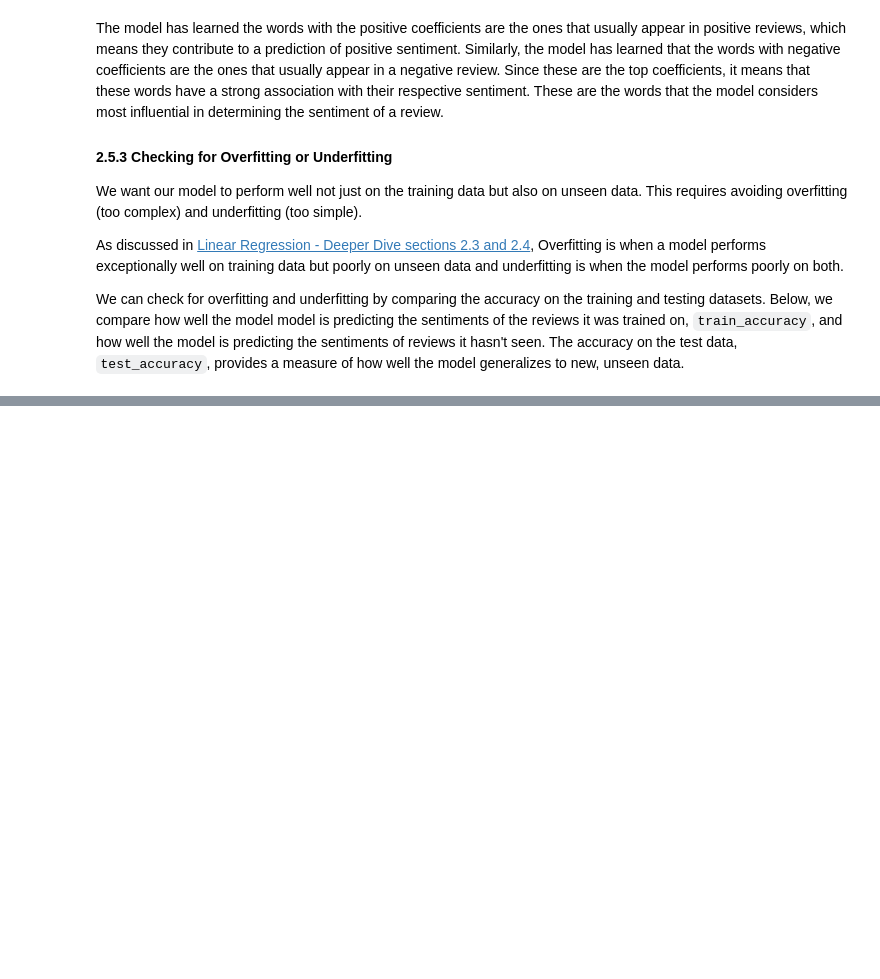
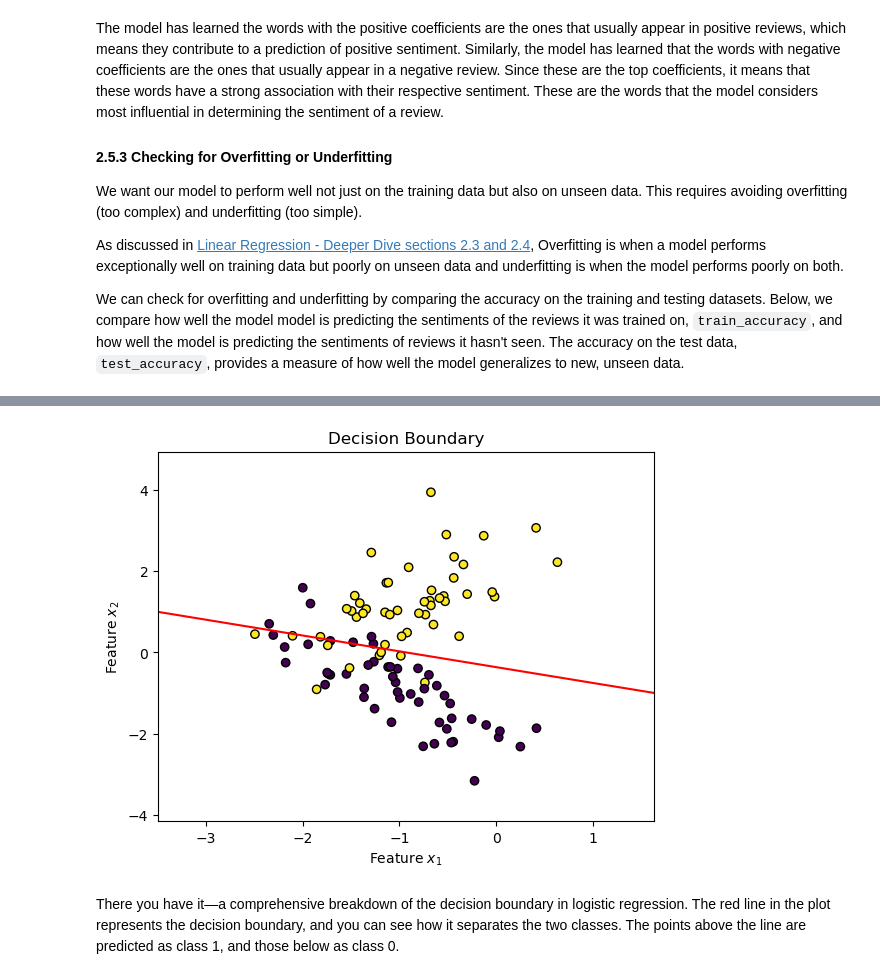
Before and after one commit to santiagoa58/machine-learning-intro, a Jupyter notebook: supervised-learning/logistic-regression/Logistic Regression.ipynb, the cells around one changed output, grey strips where cells are left out. Cells and saved outputs as stored; diff of their text form; code cells hidden in the pictures; blank space fills up the shorter version.

```diff
--- a/supervised-learning/logistic-regression/Logistic Regression.ipynb
+++ b/supervised-learning/logistic-regression/Logistic Regression.ipynb
@@ -383,0 +1315,25 @@ auc 0.877872103570809
+# %%
+# Define the decision boundary
+def decisionBoundary(x, w, b):
+    return -(b + w[0] * x) / w[1]
+
+# Plot Decision Boundary
+x_min = X[:, 0].min() - 1
+x_max = X[:, 0].max() + 1
+y_min = X[:, 1].min() - 1
+y_max = X[:, 1].max() + 1
+x_values = np.linspace(x_min, x_max, 400)
+y_values = decisionBoundary(x_values, w, b)
+
+plt.scatter(X[:, 0], X[:, 1], marker='o', c=y, edgecolor='k')
+plt.plot(x_values, y_values, 'r')
+plt.xlabel('Feature $x_1$')
+plt.ylabel('Feature $x_2$')
+plt.title('Decision Boundary')
+plt.xlim(x_min, x_max)
+plt.ylim(y_min, y_max)
+plt.show()
+# %% [output]
+[figure, added]
+# %% [markdown]
+There you have it—a comprehensive breakdown of the decision boundary in logistic regression. The red line in the plot represents the decision boundary, and you can see how it separates the two classes. The points above the line are predicted as class 1, and those below as class 0.
```
Also changed, not shown: parts of 70 cells of this notebook.
